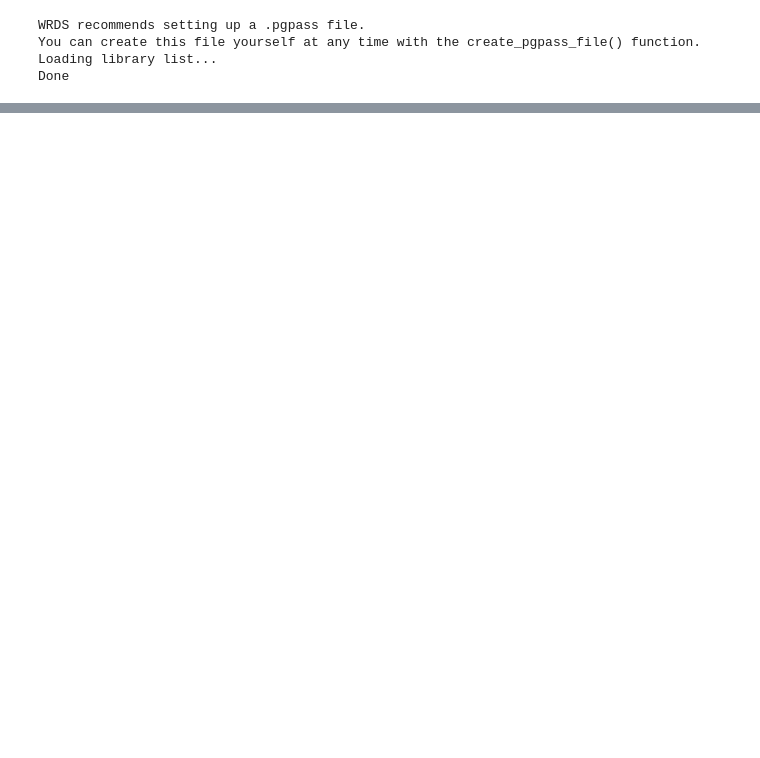
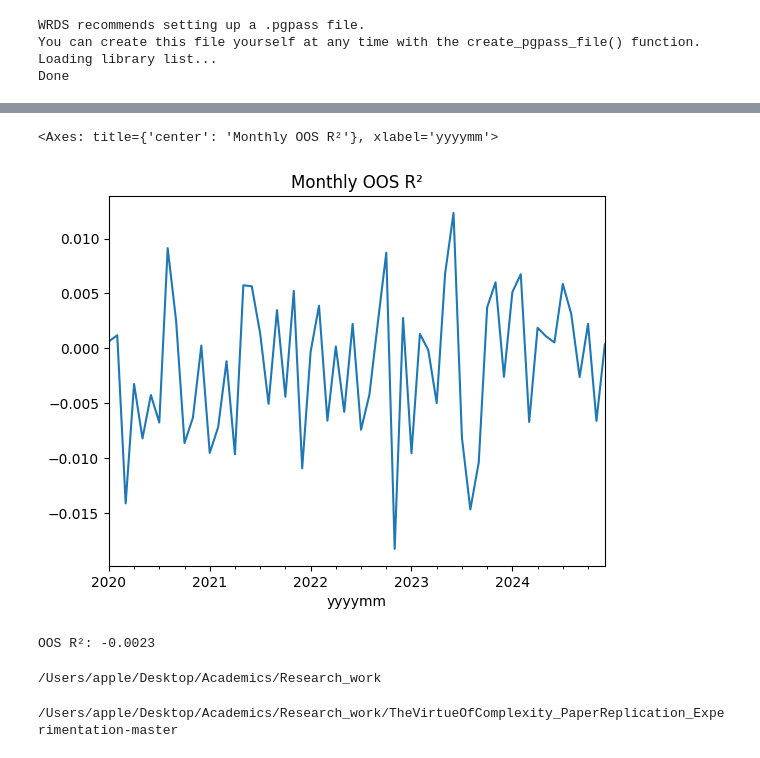
Before and after one commit to arshdeep11112000/TheVirtueOfComplexity_PaperReplication_Experimentation-master, a Jupyter notebook: notebooks/expermint_ppp.ipynb, the cells around one changed output, grey strips where cells are left out. Drawn from its saved outputs; the diff is of its cells as text; code cells hidden in the pictures; blank space fills up the shorter version.

```diff
--- a/notebooks/expermint_ppp.ipynb
+++ b/notebooks/expermint_ppp.ipynb
@@ -69,5 +60,8 @@ Data is downloaded: 11 mins
+# %%
+out_path = "/Users/apple/Desktop/Academics/char_data.parquet"
+char_data = pd.read_parquet(out_path, engine="pyarrow")
 # %%
-returns_data = new_mod.download_crsp_returns_wrds(start_date="1980-01-01", end_date="2025-12-31")
+returns_data = new_mod.download_sp500_returns_wrds(start_date="1990-01-01", end_date="2026-01-31")
 # %% [output]
 WRDS recommends setting up a .pgpass file.
 You can create this file yourself at any time with the create_pgpass_file() function.
@@ -81,8 +75,8 @@ Dropped columns: ['AOP', 'AccrualsBM', 'Activism1', 'Activism2', 'AdExp', 'AgeIP
 # %%
 char_data, kept_chars, dropped_chars = new_mod.drop_low_std_and_high_corr(
     char_data,
-    min_std=1e-6,   # tune as needed
-    max_corr=0.98,  # tune as needed
+    min_std=1e-5,   # tune as needed
+    max_corr=0.75,  # tune as needed
 )
 # %%
 char_data = new_mod.fill_remaining_missing(char_data)
@@ -107,5 +131,5 @@ pred_df.head()
 # %%
-import os
+import os, pickle, time
 import importlib
 from concurrent.futures import ThreadPoolExecutor, as_completed
 import pandas as pd
@@ -113,31 +137,40 @@ import src.ipca_workflow as ipw
 
 importlib.reload(ipw)
 
-factor_grid = range(3,16)  # choose your factor models
+factor_grid = range(3,9)  # choose your factor models
 max_workers = min(len(factor_grid), max(1, (os.cpu_count() or 2) // 2))
+CKPT = "ipca_factor_results.pkl"
+
+# load checkpoint
+if os.path.exists(CKPT):
+    with open(CKPT, "rb") as f:
+        results = pickle.load(f)
 
 def run_one_factor(k: int):
     wf = ipw.IPCAWorkflow()
+    to = time.time()
     pred = wf.rolling_ipca_predictions(
         char_data=char_data,          # or filtered char_data
-        forecast_start="2016-01-01",
+        forecast_start="2020-01-01",
         n_factors=k,
         train_window_months=120,      # or None
         normalize=True,
         silent=True,
         iter_tol=1e-3,
-        max_iter=500,
+        max_iter=100,
     )
     pred["n_factors"] = k
-    return k, pred
+    return k, pred, time.time() -to
 
 results = {}
-with ThreadPoolExecutor(max_workers=max_workers) as ex:
+with ThreadPoolExecutor(max_workers=3) as ex:
     futures = {ex.submit(run_one_factor, k): k for k in factor_grid}
     for fut in as_completed(futures):
-        k, pred_df = fut.result()
+        k, pred_df, secs = fut.result()
         results[k] = pred_df
-
+        with open(CKPT, "wb") as f:
+            pickle.dump(results, f)
+            print(f"done k={k} in {secs/60:.1f} min; checkpoint saved")
 # combined predictions for all factor models
 all_preds = pd.concat(results.values(), ignore_index=True).sort_values(["n_factors", "yyyymm", "permno"])
 all_preds.head()
@@ -145,0 +199,39 @@ results
+# %%
+def oos_r2(g):
+    ss_res = ((g["y_true"] - g["y_pred"]) ** 2).sum()
+    ss_tot = (g["y_true"] ** 2).sum()
+    return 1 - ss_res / ss_tot
+
+monthly_r2 = pred_df.groupby("yyyymm").apply(oos_r2)
+monthly_r2.plot(title="Monthly OOS R²")
+# %% [output]
+<Axes: title={'center': 'Monthly OOS R²'}, xlabel='yyyymm'>
+[figure, added]
+# %%
+# Overall OOS R²
+ss_res = ((pred_df["y_true"] - pred_df["y_pred"]) ** 2).sum()
+ss_tot = (pred_df["y_true"] ** 2).sum()  # demeaned vs zero (standard in asset pricing)
+r2_oos = 1 - ss_res / ss_tot
+print(f"OOS R²: {r2_oos:.4f}")
+# %% [output]
+OOS R²: -0.0023
+# %%
+%cd ..
+import src.portfolio_utils as pu
+
+from src.portfolio_utils import (
+    build_long_only_portfolio,
+    compute_portfolio_returns,
+    portfolio_performance,
+    plot_cumulative,
+)
+# %% [output]
+/Users/apple/Desktop/Academics/Research_work
+# %%
+%cd /Users/apple/Desktop/Academics/Research_work/TheVirtueOfComplexity_PaperReplication_Experimentation-master
+
+import sys, importlib
+if "src.portfolio_utils" in sys.modules:
+    del sys.modules["src.portfolio_utils"]
+# %% [output]
+/Users/apple/Desktop/Academics/Research_work/TheVirtueOfComplexity_PaperReplication_Experimentation-master
```
Also changed, not shown: parts of 10 cells of this notebook, 4 other files.
